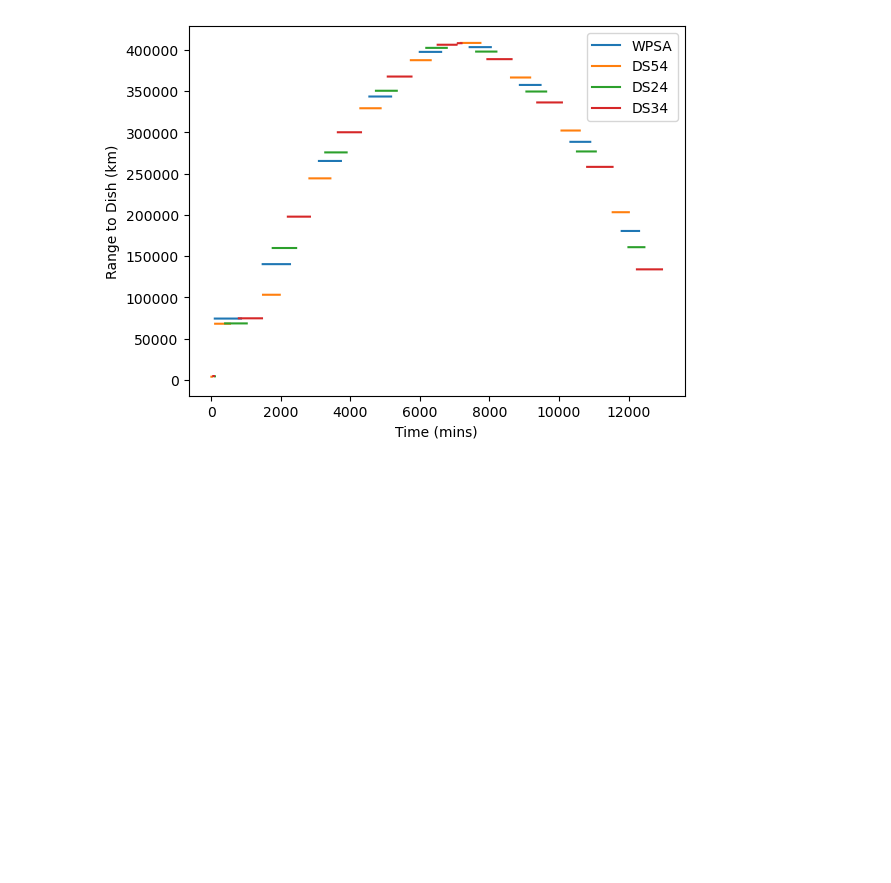
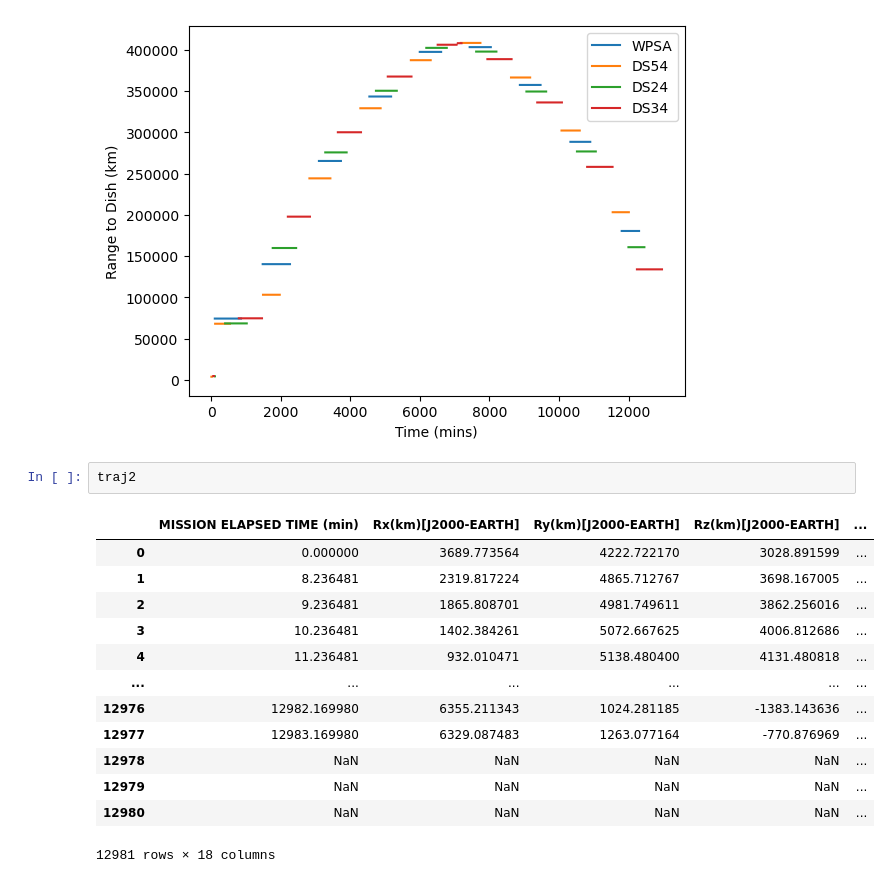
Before and after one commit to jwlandry10/artemis_nasa, a Jupyter notebook: code/Load_Data.ipynb, the cells around one changed output. Saved outputs shown, nothing was run; the diff lists cells and outputs as text; blank space fills up the shorter version.

```diff
--- a/code/Load_Data.ipynb
+++ b/code/Load_Data.ipynb
@@ -135,3 +136,19 @@ ax.legend(['WPSA','DS54','DS24','DS34'])
 # %% [output]
 <matplotlib.legend.Legend at 0x...>
 [figure]
+# %%
+traj2
+# %% [output]
+|  | MISSION ELAPSED TIME (min) | Rx(km)[J2000-EARTH] | Ry(km)[J2000-EARTH] | Rz(km)[J2000-EARTH] | ... |
+| 0 | 0.000000 | 3689.773564 | 4222.722170 | 3028.891599 | ... |
+| 1 | 8.236481 | 2319.817224 | 4865.712767 | 3698.167005 | ... |
+| 2 | 9.236481 | 1865.808701 | 4981.749611 | 3862.256016 | ... |
+| 3 | 10.236481 | 1402.384261 | 5072.667625 | 4006.812686 | ... |
+| 4 | 11.236481 | 932.010471 | 5138.480400 | 4131.480818 | ... |
+| ... | ... | ... | ... | ... | ... |
+| 12976 | 12982.169980 | 6355.211343 | 1024.281185 | -1383.143636 | ... |
+| 12977 | 12983.169980 | 6329.087483 | 1263.077164 | -770.876969 | ... |
+| 12978 | NaN | NaN | NaN | NaN | ... |
+| 12979 | NaN | NaN | NaN | NaN | ... |
+| 12980 | NaN | NaN | NaN | NaN | ... |
+12981 rows × 18 columns
```
Also changed, not shown: parts of 5 cells of this notebook, 2 other files.
